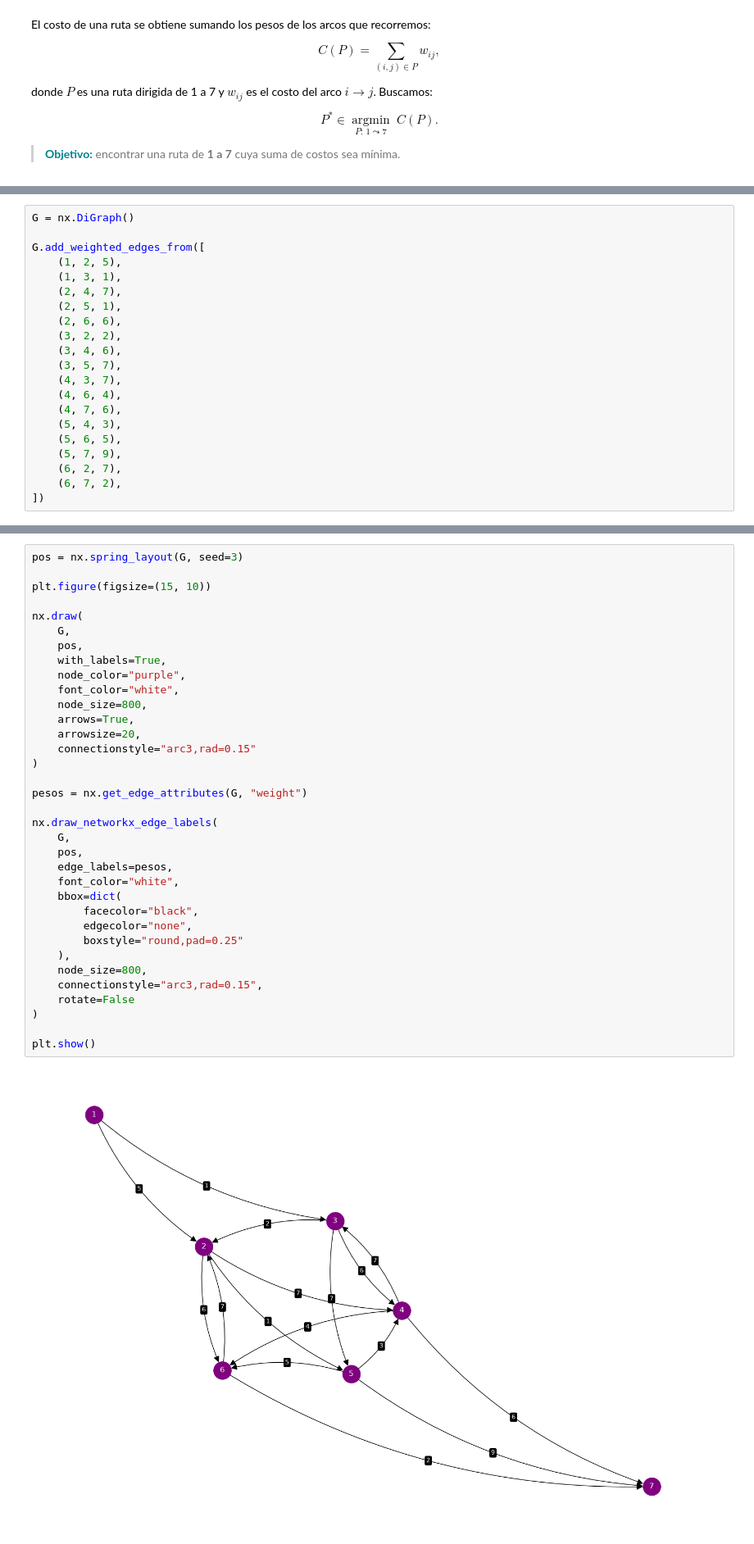
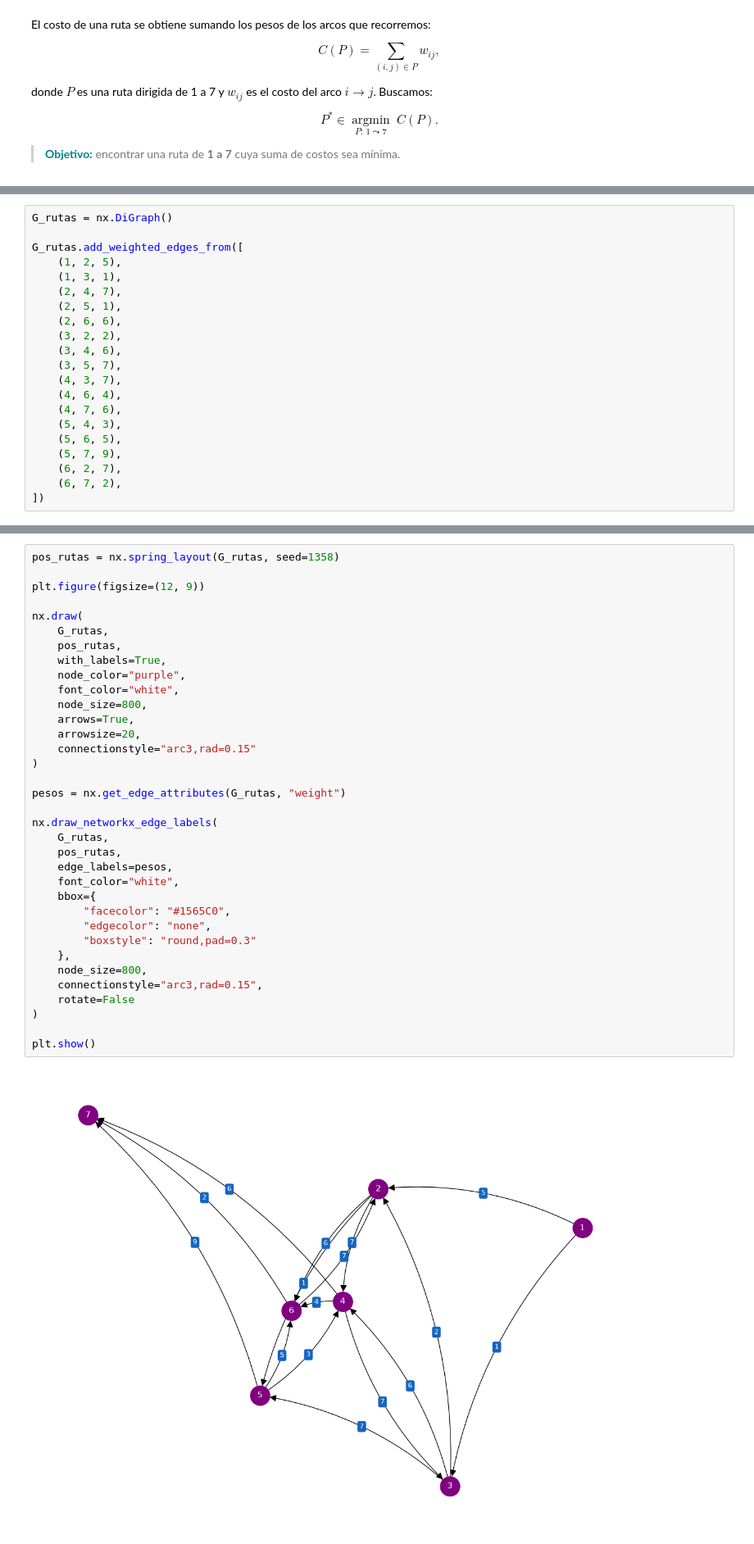
Before and after one commit to Mar9718/Investigacion-de-operaciones, a Jupyter notebook: notebooks/TutorialNetworkx.ipynb, the cells around one changed output, grey strips where cells are left out. Shown at 82% size. Saved outputs shown, nothing was run; the diff lists cells and outputs as text.

```diff
--- a/notebooks/TutorialNetworkx.ipynb
+++ b/notebooks/TutorialNetworkx.ipynb
@@ -509,9 +574,9 @@ El costo se almacena en el atributo **weight**.
 > los arcos `(3, 4, 6)` y `(4, 3, 7)` son conexiones diferentes.
 > Conservamos ambos, porque tienen <u>sentidos y costos distintos</u>.
 # %%
-G = nx.DiGraph()
+G_rutas = nx.DiGraph()
 
-G.add_weighted_edges_from([
+G_rutas.add_weighted_edges_from([
     (1, 2, 5),
     (1, 3, 1),
     (2, 4, 7),
@@ -573,42 +639,42 @@ Finalmente, **plt.show()** muestra la figura.
 > Un cruce de líneas sin un nodo señalado no representa
 > una conexión adicional.
 # %%
-pos = nx.spring_layout(G, seed=3)
+pos_rutas = nx.spring_layout(G_rutas, seed=1358)
 
-plt.figure(figsize=(15, 10))
+plt.figure(figsize=(12, 9))
 
 nx.draw(
-    G,
-    pos,
+    G_rutas,
+    pos_rutas,
     with_labels=True,
     node_color="purple",
     font_color="white",
     node_size=800,
     arrows=True,
     arrowsize=20,
     connectionstyle="arc3,rad=0.15"
 )
 
-pesos = nx.get_edge_attributes(G, "weight")
+pesos = nx.get_edge_attributes(G_rutas, "weight")
 
 nx.draw_networkx_edge_labels(
-    G,
-    pos,
+    G_rutas,
+    pos_rutas,
     edge_labels=pesos,
     font_color="white",
-    bbox=dict(
-        facecolor="black",
-        edgecolor="none",
-        boxstyle="round,pad=0.25"
-    ),
+    bbox={
+        "facecolor": "#1565C0",
+        "edgecolor": "none",
+        "boxstyle": "round,pad=0.3"
+    },
     node_size=800,
     connectionstyle="arc3,rad=0.15",
     rotate=False
 )
 
 plt.show()
 # %% [output]
-[figure, old version]
+[figure, new version]
 # %% [markdown]
 ### <font color="#7B1FA2"><b>2.4. Cálculo de la ruta más corta</b></font>
 
```
Also changed, not shown: parts of 38 cells of this notebook.
